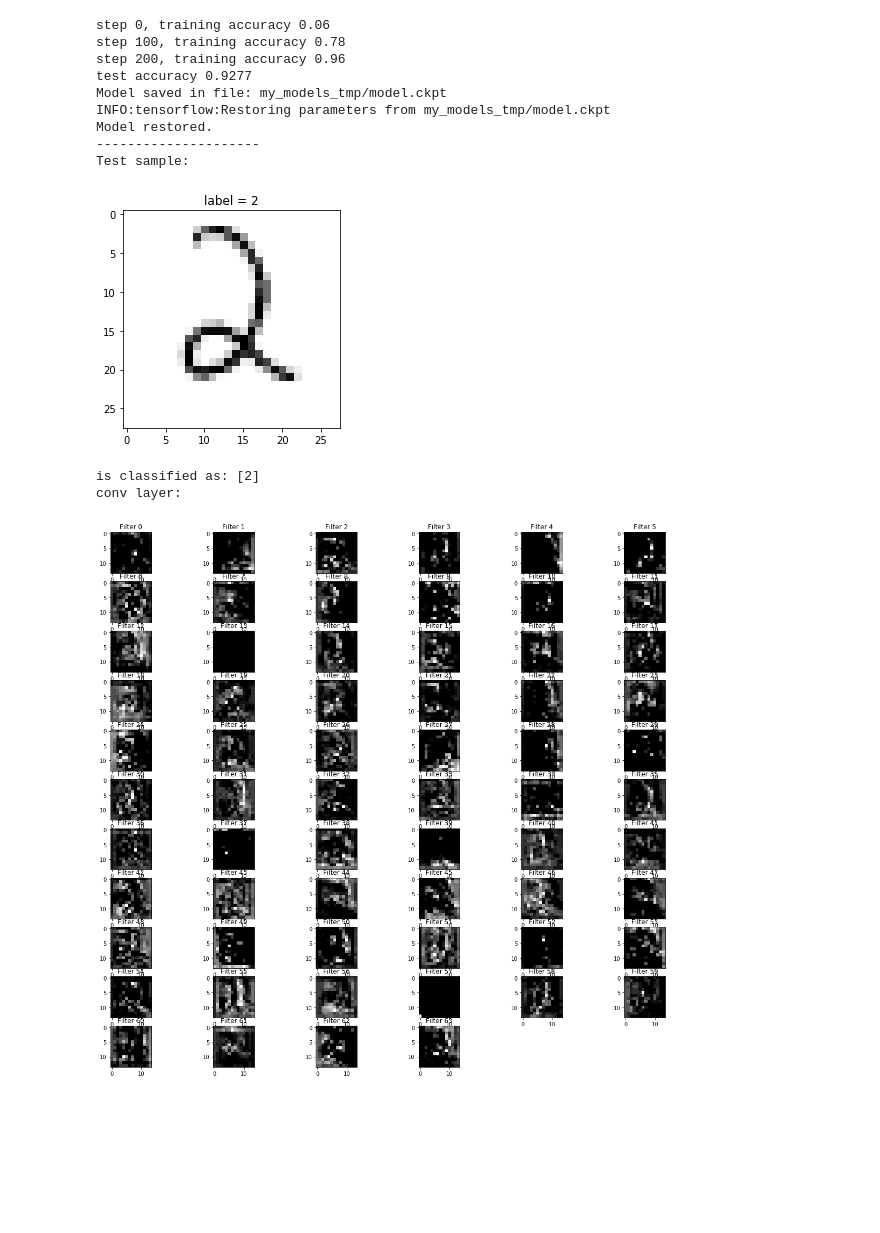
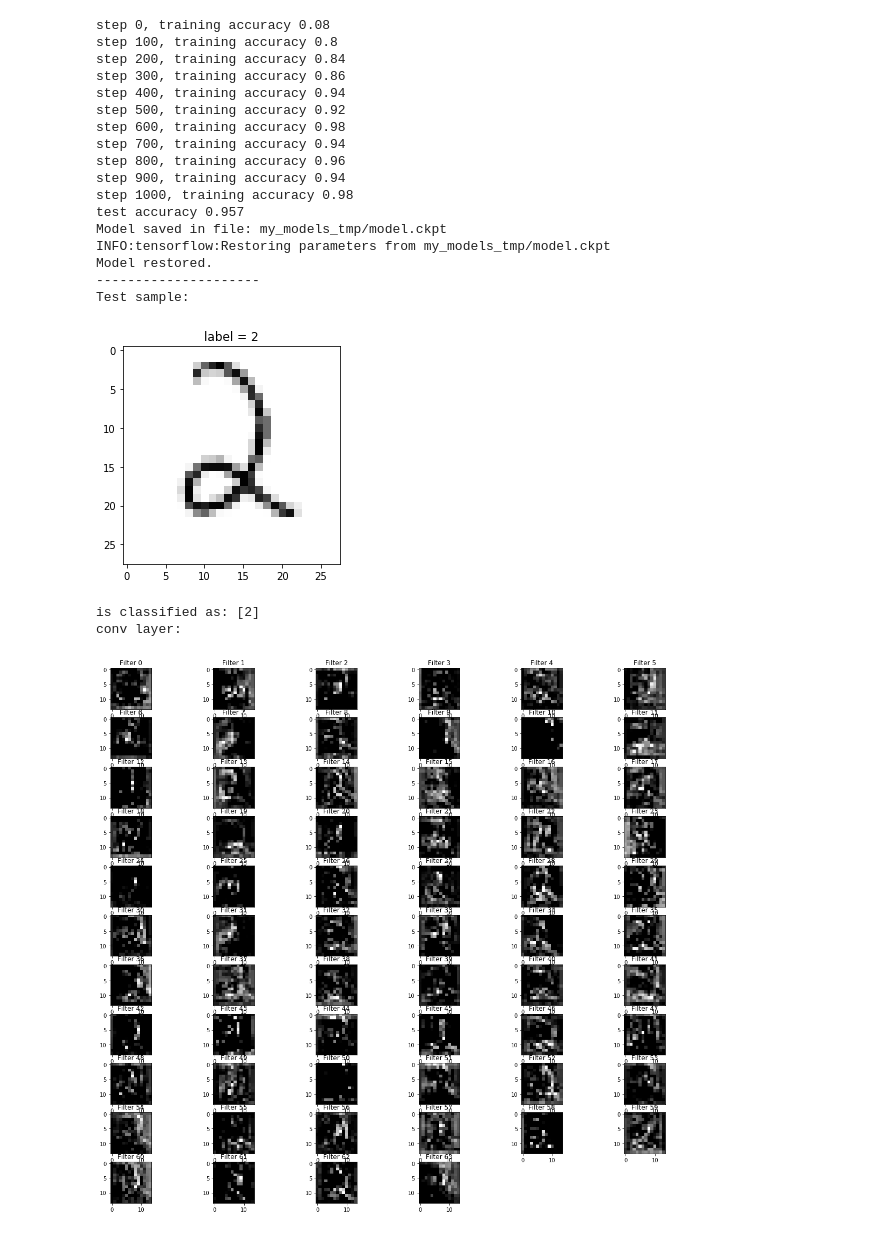
Before and after one commit to rubelbd82/deep_neural_network, a Jupyter notebook: Convolutional_Neural_Network/CNN_Tensorflow.ipynb, the cells around one changed output. Drawn from its saved outputs; the diff is of its cells as text; code cells hidden in the pictures; blank space fills up the shorter version.

```diff
--- a/Convolutional_Neural_Network/CNN_Tensorflow.ipynb
+++ b/Convolutional_Neural_Network/CNN_Tensorflow.ipynb
@@ -50,7 +50,15 @@ Please use alternatives such as official/mnist/dataset.py from tensorflow/models
 # %%
 # Create the model
 x = tf.placeholder(tf.float32, [None, 784])
-x_image = tf.reshape(x, [-1, 28, 28, 1])
+
+
+
+# batch norm starts
+x_norm = tf.layers.batch_normalization(x, training=False)
+# batch norm ends
+
+x_image = tf.reshape(x_norm, [-1, 28, 28, 1])
+
 W_conv1 = weight_variable([5, 5, 1, 32])
 b_conv1 = bias_variable([32])
 h_conv1 = tf.nn.relu(conv2d(x_image, W_conv1) + b_conv1)
@@ -88,7 +102,7 @@ saver = tf.train.Saver()
 
 with tf.Session() as sess:
     sess.run(tf.global_variables_initializer())
-    for i in range(300): # 20000
+    for i in range(1001): # 20000
         batch = mnist.train.next_batch(50)
         if i % 100 == 0:
             train_accuracy = accuracy.eval(feed_dict={ x: batch[0], y_: batch[1], keep_prob: 1.0})
@@ -104,35 +118,43 @@ with tf.Session() as sess:
     print('---------------------')
     print("Test sample:")
 
     #Get 28x28 image
     img_to_use = mnist.test.images[47]
     sample_1 = img_to_use.reshape(28,28)
 
     # Get corresponding integer label from one-hot encoded data
     sample_label_1 = np.where(mnist.test.labels[47] == 1)[0][0]
 
     # Plot sample
     plt.imshow(sample_1, cmap='Greys')
     plt.title('label = {}'.format(sample_label_1))
     plt.show()
 
     predicted_value = tf.argmax(y_conv, 1)
     print("is classified as: {}".format(predicted_value.eval(session= sess,
                                                              feed_dict={x:img_to_use.reshape(1,784),
                                                                         keep_prob: 1.0})))
     print("conv layer:")
     getActivations(h_conv2,img_to_use)
 # %% [output]
-step 0, training accuracy 0.06
-step 100, training accuracy 0.78
-step 200, training accuracy 0.96
-test accuracy 0.9277
+step 0, training accuracy 0.08
+step 100, training accuracy 0.8
+step 200, training accuracy 0.84
+step 300, training accuracy 0.86
+step 400, training accuracy 0.94
+step 500, training accuracy 0.92
+step 600, training accuracy 0.98
+step 700, training accuracy 0.94
+step 800, training accuracy 0.96
+step 900, training accuracy 0.94
+step 1000, training accuracy 0.98
+test accuracy 0.957
 Model saved in file: my_models_tmp/model.ckpt
 INFO:tensorflow:Restoring parameters from my_models_tmp/model.ckpt
 Model restored.
 ---------------------
 Test sample:
 [figure]
 is classified as: [2]
 conv layer:
-[figure, old version]
+[figure, new version]
```
Also changed, not shown: parts of 2 cells of this notebook, 16 other files.
